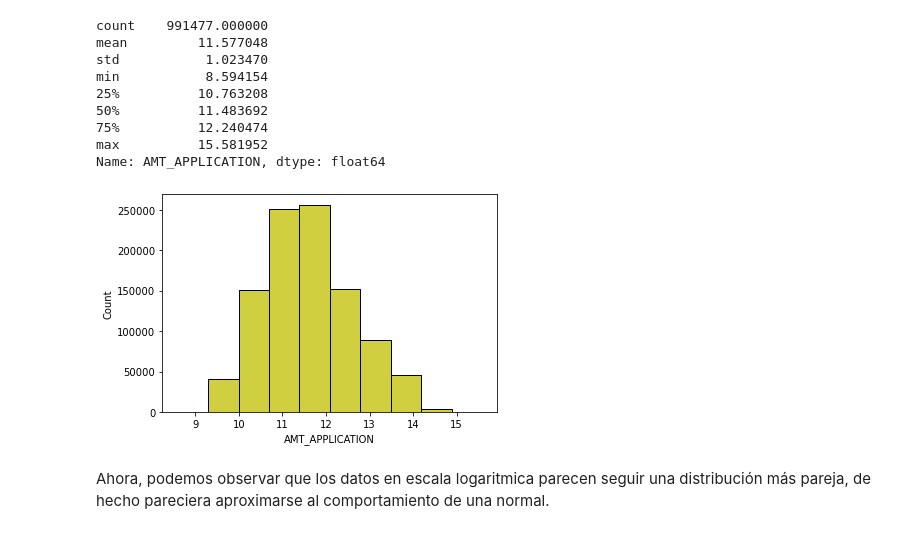
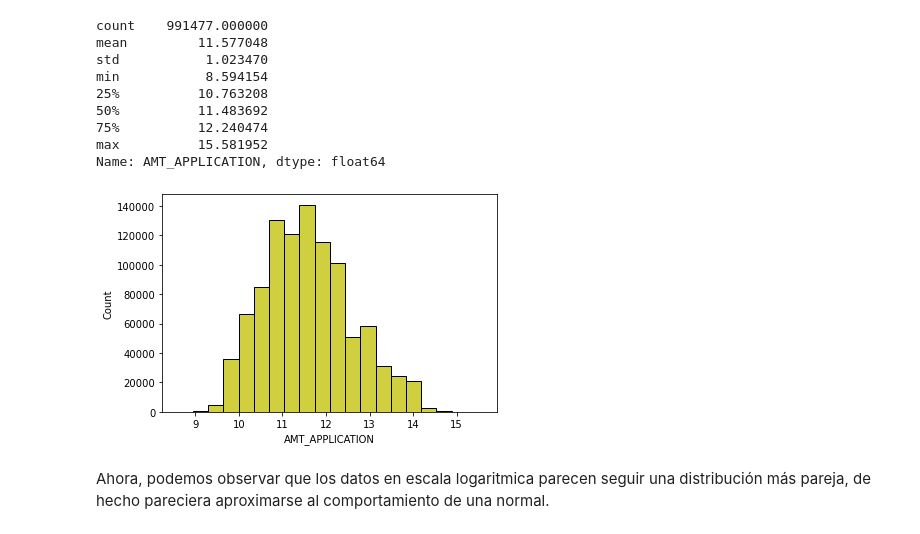
Before and after one commit to JuanPablo2019/Proyecto_modulo1, a Jupyter notebook: ProyectoModulo1_MaganaJ_PinedaB.ipynb, the cells around one changed output. Saved outputs shown, nothing was run; the diff lists cells and outputs as text; code cells hidden in the pictures.

```diff
--- a/ProyectoModulo1_MaganaJ_PinedaB.ipynb
+++ b/ProyectoModulo1_MaganaJ_PinedaB.ipynb
@@ -851,9 +757,9 @@ max          15.581952
 Name: AMT_APPLICATION, dtype: float64
 # %%
 # Visualizamos los datos en un histograma
-sns.histplot(data_log, color='y', bins=10);
+sns.histplot(data_log, color='y', bins=20);
 # %% [output]
-[figure, old version]
+[figure, new version]
 # %% [markdown]
 Ahora, podemos observar que los datos en escala logaritmica parecen seguir una distribución más pareja, de hecho pareciera aproximarse al comportamiento de una normal.
 # %% [markdown]
```
Also changed, not shown: parts of 146 cells of this notebook.
